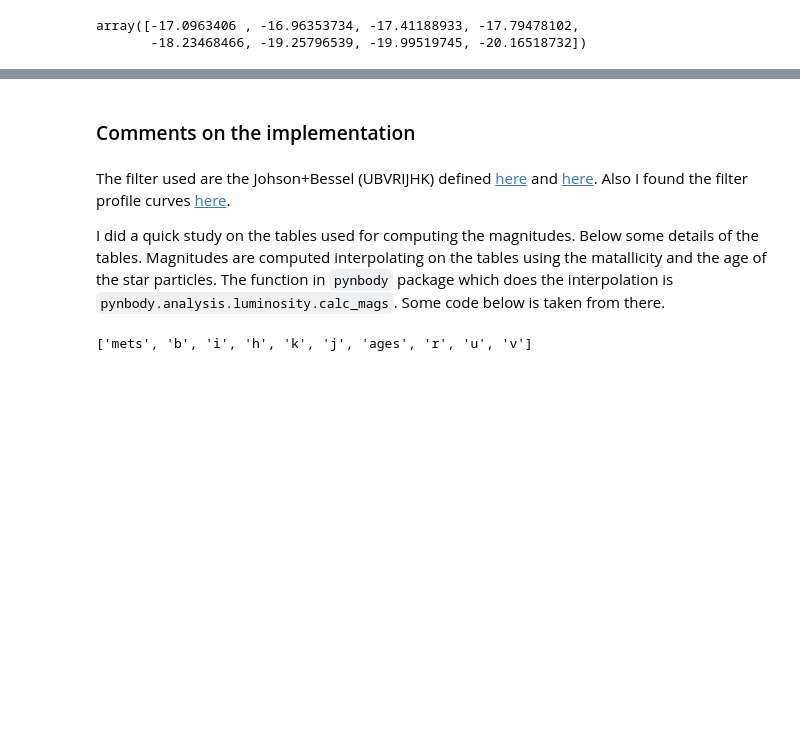
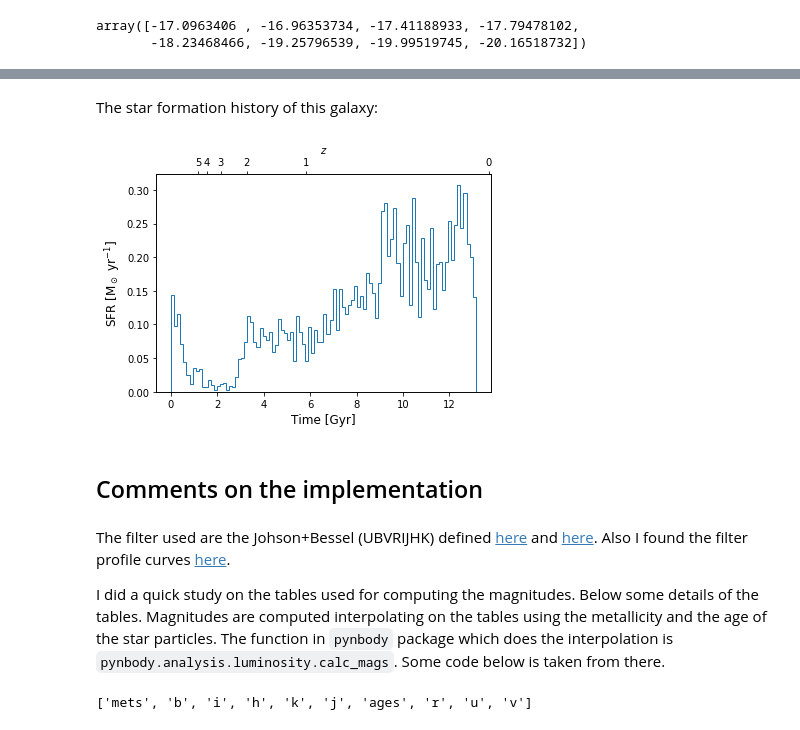
Before and after one commit to elehcim/simulation, a Jupyter notebook: notebooks/Integrated magnitudes.ipynb, the cells around one changed output, grey strips where cells are left out. Saved outputs shown, nothing was run; the diff lists cells and outputs as text; code cells hidden in the pictures; blank space fills up the shorter version.

```diff
--- a/notebooks/Integrated magnitudes.ipynb
+++ b/notebooks/Integrated magnitudes.ipynb
@@ -62,9 +59,15 @@ ax.set_ylabel("SED [mag]");
+# %% [markdown]
+The star formation history of this galaxy:
+# %%
+pynbody.plot.sfh(s.s);
+# %% [output]
+[figure, added]
 # %% [markdown]
-### Comments on the implementation
+## Comments on the implementation
 # %% [markdown]
 The filter used are the Johson+Bessel (UBVRIJHK) defined [here](http://stev.oapd.inaf.it/cmd_3.0/photsys.html) and [here](http://iopscience.iop.org/article/10.1086/499158/pdf). Also I found the filter profile curves [here](http://www.aip.de/en/research/facilities/stella/instruments/data/johnson-ubvri-filter-curves).
 
-I did a quick study on the tables used for computing the magnitudes. Below some details of the tables. Magnitudes are computed interpolating on the tables using the matallicity and the age of the star particles. The function in `pynbody` package which does the interpolation is `pynbody.analysis.luminosity.calc_mags`. Some code below is taken from there.
+I did a quick study on the tables used for computing the magnitudes. Below some details of the tables. Magnitudes are computed interpolating on the tables using the metallicity and the age of the star particles. The function in `pynbody` package which does the interpolation is `pynbody.analysis.luminosity.calc_mags`. Some code below is taken from there.
 # %%
 import os
 lumfile = os.path.join(os.path.dirname(pynbody.analysis.__file__), "cmdlum.npz")
```
Also changed, not shown: parts of 11 cells of this notebook, 1 other file.
